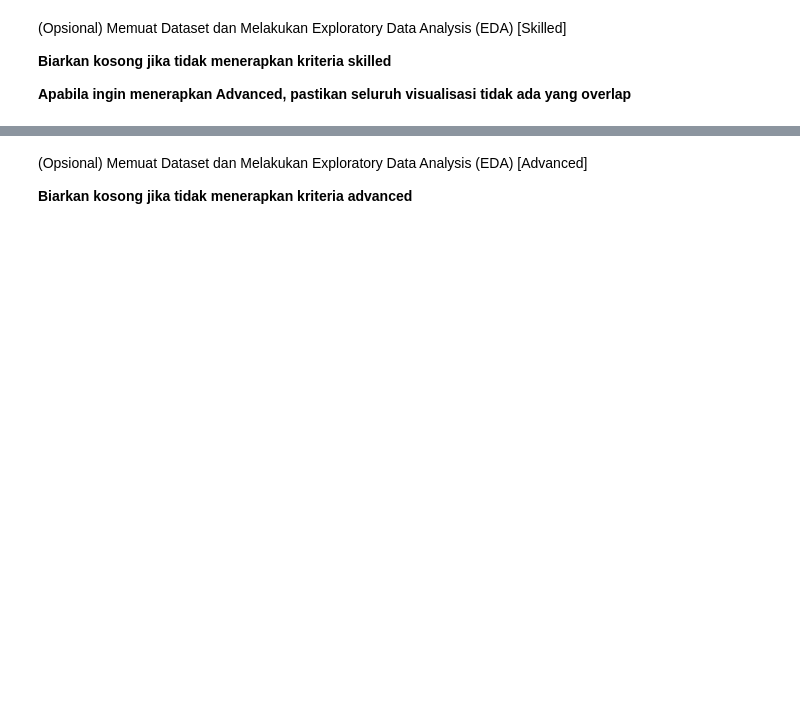
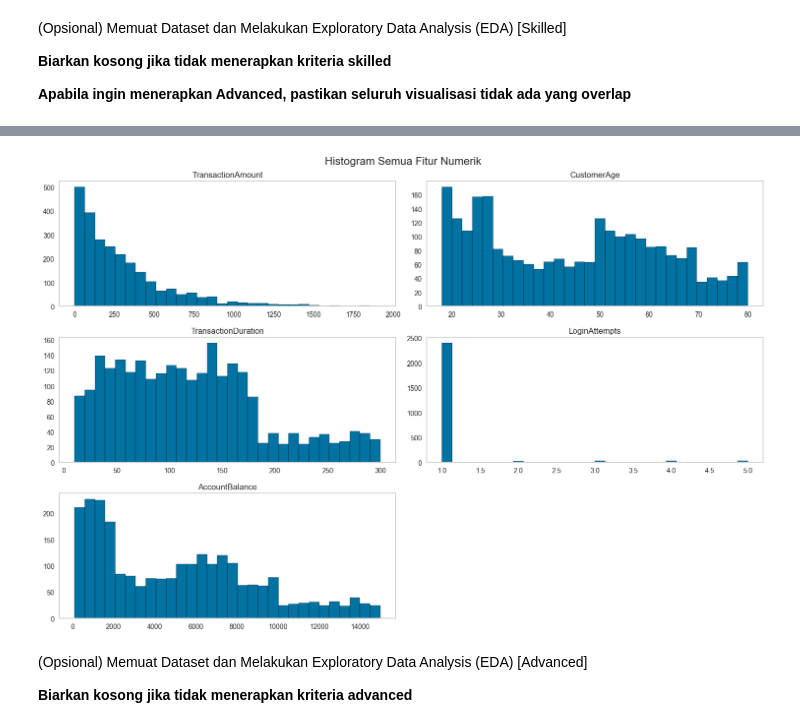
Before and after one commit to m8tyx/Proyek-ML, a Jupyter notebook: [Clustering]_Submission_Akhir_BMLP_Your_Name.ipynb, the cells around one changed output, grey strips where cells are left out. Drawn from its saved outputs; the diff is of its cells as text; code cells hidden in the pictures; blank space fills up the shorter version.

```diff
--- a/[Clustering]_Submission_Akhir_BMLP_Your_Name.ipynb
+++ b/[Clustering]_Submission_Akhir_BMLP_Your_Name.ipynb
@@ -85,3 +164,18 @@ Kriteria 1 akan diterima ketika Anda menggunakan fungsi yang diminta tanpa menam
+# %%
+# Menampilkan histogram untuk semua kolom numerik (Opsional Skilled 1)
+df_numeric.hist(
+    figsize=(15, 10),
+    bins=30,
+    edgecolor='black',
+    grid=False
+)
+
+plt.suptitle("Histogram Semua Fitur Numerik", fontsize=16)
+plt.tight_layout()
+plt.subplots_adjust(top=0.93)  # memberi ruang untuk judul
+plt.show()
+# %% [output]
+[figure, added]
 # %% [markdown]
 (Opsional) Memuat Dataset dan Melakukan Exploratory Data Analysis (EDA) [Advanced]
 
```
Also changed, not shown: parts of 12 cells of this notebook, 1 other file.
